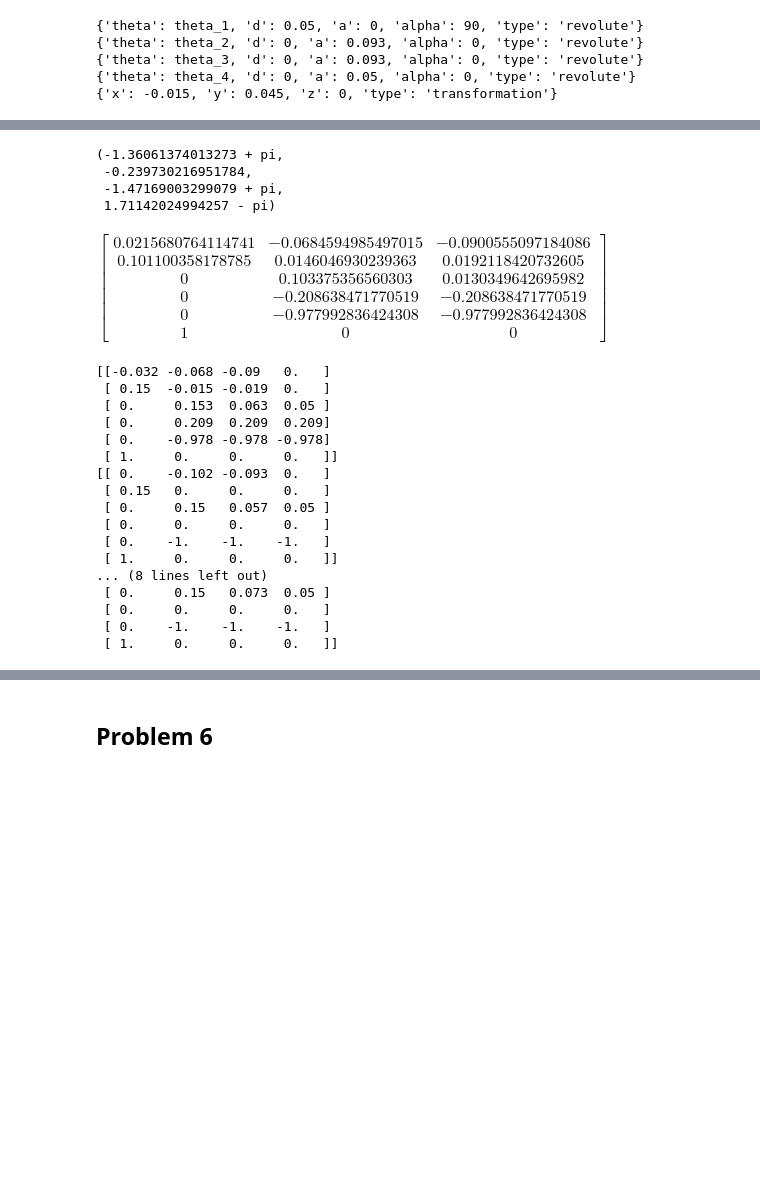
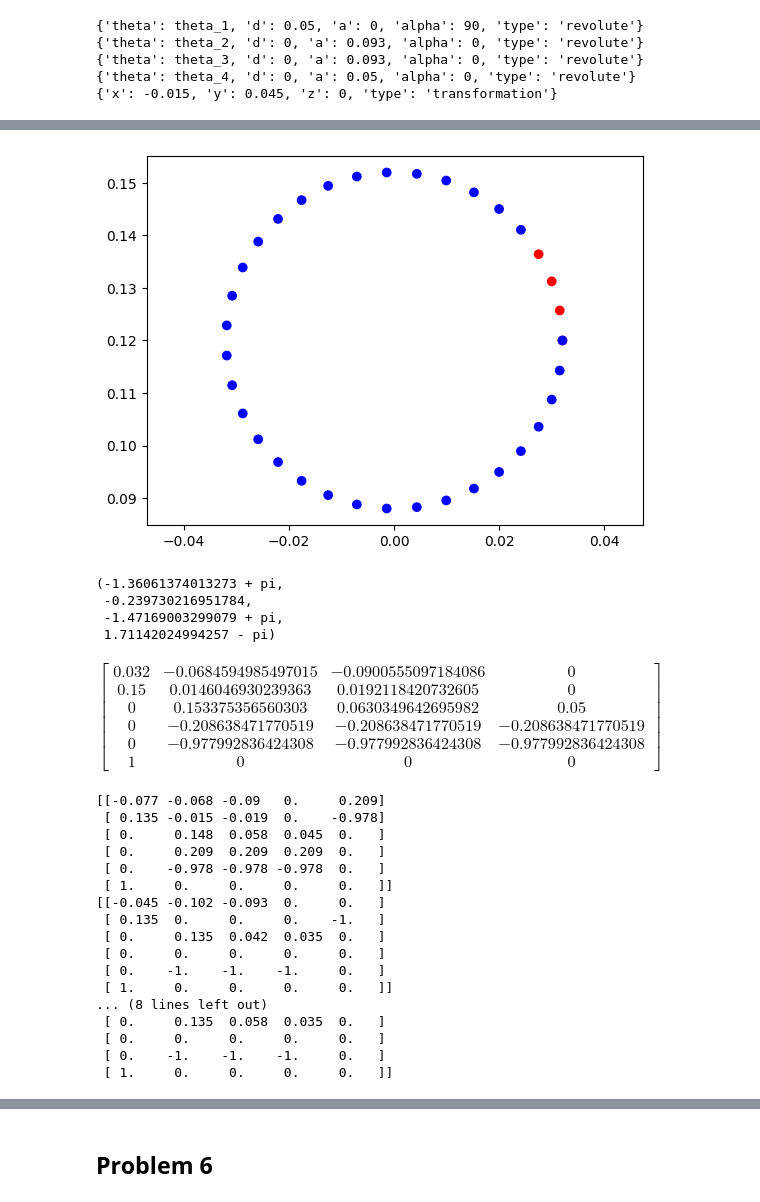
Before and after one commit to RaixSplitter/34753-Robotics-Project, a Jupyter notebook: notebooks/calculations.ipynb, the cells around one changed output, grey strips where cells are left out. Saved outputs shown, nothing was run; the diff lists cells and outputs as text; code cells hidden in the pictures; blank space fills up the shorter version.

```diff
--- a/notebooks/calculations.ipynb
+++ b/notebooks/calculations.ipynb
@@ -109,6 +108,14 @@ $\displaystyle \left[\begin{matrix}- 0.093 \left(\cos{\left(\theta_{2} \right)}
 def point_on_circle(phi: float, radius: float = 32/1000):
     centre = Array([150/1000, 0, 120/1000])
     return centre + radius * Array([0, cos(phi), sin(phi)])
+# %%
+points = [point_on_circle(phi) for phi in np.linspace(0, 2*np.pi, 36)]
+cols = ['red'] * 4 + ['blue'] * 32
+plt.scatter([p[1] for p in points], [p[2] for p in points], c=cols)
+plt.axis('equal')
+plt.show()
+# %% [output]
+[figure, added]
 # %%
 def inv_kinematics(x,y,z,phi, dh_conv):
     """
@@ -188,7 +223,7 @@ def jacobian_circle_angle(J, phi, end_angle, dh_conv):
     #Compute jacobian
     return jacobian_point(J, _theta_1, _theta_2, _theta_3, _theta_4)
 # %%
-J_end = jacobian(list(T.values())[:4], list(dh_conv.values())[:3])
+J_end = jacobian(list(T.values())[:5], list(dh_conv.values())[:4])
 J_end
 
 # r1 = jacobian_circle_angle(J_end, 0)
@@ -202,9 +237,9 @@ r3 = jacobian_circle_angle(J_end, pi, 0, dh_conv)
 # print(np.array(r4))
 r3
 # %% [output]
-$\displaystyle \left[\begin{matrix}0.0215680764114741 & -0.0684594985497015 & -0.0900555097184086\\0.101100358178785 & 0.0146046930239363 & 0.0192118420732605\\0 & 0.103375356560303 & 0.0130349642695982\\0 & -0.208638471770519 & -0.208638471770519\\0 & -0.977992836424308 & -0.977992836424308\\1 & 0 & 0\end{matrix}\right]$
+$\displaystyle \left[\begin{matrix}0.032 & -0.0684594985497015 & -0.0900555097184086 & 0\\0.15 & 0.0146046930239363 & 0.0192118420732605 & 0\\0 & 0.153375356560303 & 0.0630349642695982 & 0.05\\0 & -0.208638471770519 & -0.208638471770519 & -0.208638471770519\\0 & -0.977992836424308 & -0.977992836424308 & -0.977992836424308\\1 & 0 & 0 & 0\end{matrix}\right]$
 # %%
-J_cam = jacobian(list(T.values())[:5], list(dh_conv.values())[:4])
+J_cam = jacobian(list(T.values())[:6], list(dh_conv.values())[:5])
 J_cam
 
 ROUNDING_FACTOR = 3
@@ -219,23 +254,23 @@ print(np.round(np.array(r2).astype(np.float64), ROUNDING_FACTOR))
 print(np.round(np.array(r3).astype(np.float64), ROUNDING_FACTOR))
 print(np.round(np.array(r4).astype(np.float64), ROUNDING_FACTOR))
 # %% [output]
-[[-0.032 -0.068 -0.09   0.   ]
- [ 0.15  -0.015 -0.019  0.   ]
- [ 0.     0.153  0.063  0.05 ]
- [ 0.     0.209  0.209  0.209]
- [ 0.    -0.978 -0.978 -0.978]
- [ 1.     0.     0.     0.   ]]
-[[ 0.    -0.102 -0.093  0.   ]
- [ 0.15   0.     0.     0.   ]
- [ 0.     0.15   0.057  0.05 ]
- [ 0.     0.     0.     0.   ]
- [ 0.    -1.    -1.    -1.   ]
- [ 1.     0.     0.     0.   ]]
+[[-0.077 -0.068 -0.09   0.     0.209]
+ [ 0.135 -0.015 -0.019  0.    -0.978]
+ [ 0.     0.148  0.058  0.045  0.   ]
+ [ 0.     0.209  0.209  0.209  0.   ]
+ [ 0.    -0.978 -0.978 -0.978  0.   ]
+ [ 1.     0.     0.     0.     0.   ]]
+[[-0.045 -0.102 -0.093  0.     0.   ]
+ [ 0.135  0.     0.     0.    -1.   ]
+ [ 0.     0.135  0.042  0.035  0.   ]
+ [ 0.     0.     0.     0.     0.   ]
+ [ 0.    -1.    -1.    -1.     0.   ]
+ [ 1.     0.     0.     0.     0.   ]]
 ... (8 lines left out)
- [ 0.     0.15   0.073  0.05 ]
- [ 0.     0.     0.     0.   ]
- [ 0.    -1.    -1.    -1.   ]
- [ 1.     0.     0.     0.   ]]
+ [ 0.     0.135  0.058  0.035  0.   ]
+ [ 0.     0.     0.     0.     0.   ]
+ [ 0.    -1.    -1.    -1.     0.   ]
+ [ 1.     0.     0.     0.     0.   ]]
 # %%
 J_cam = jacobian(list(T.values())[:6], list(dh_conv.values())[:5])
 J_cam
```
Also changed, not shown: parts of 48 cells of this notebook.
